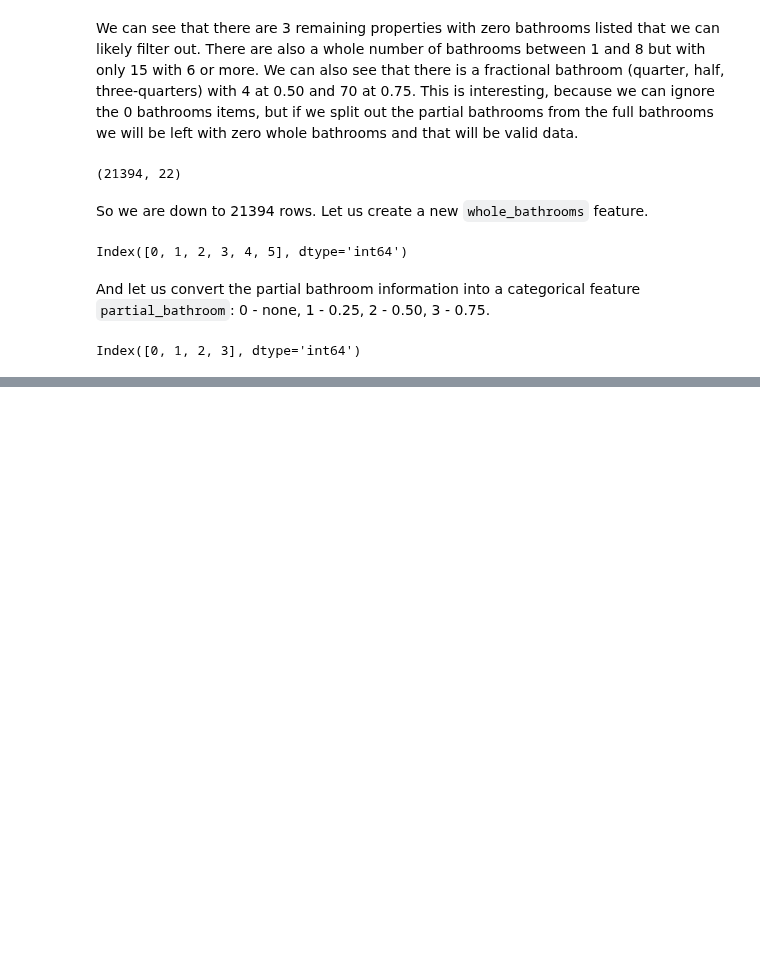
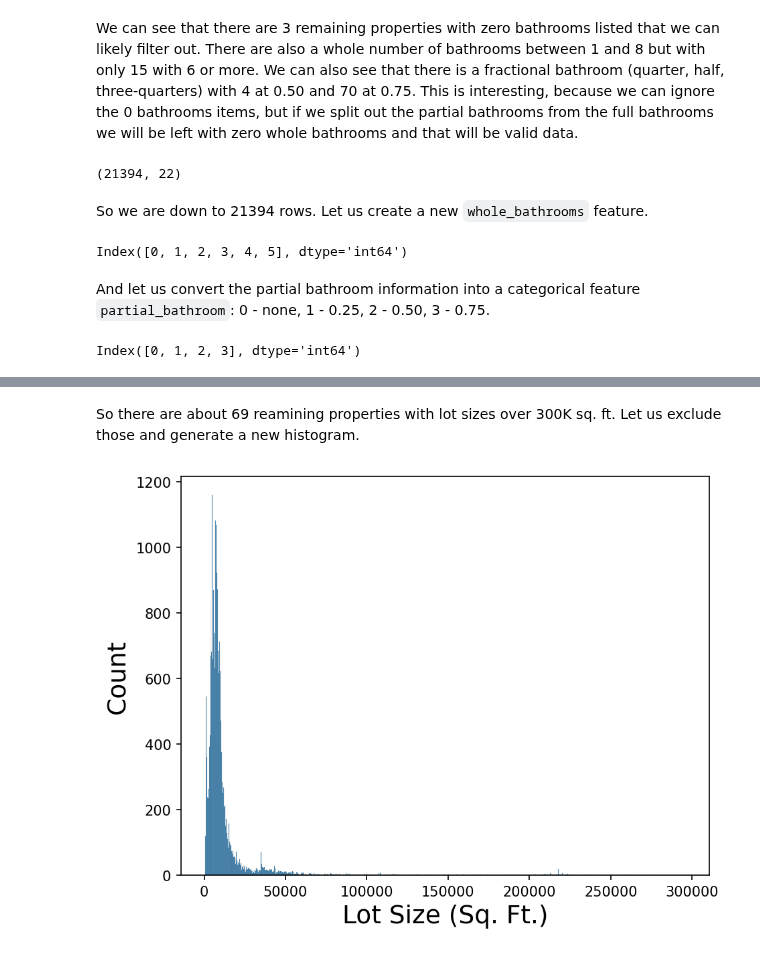
Before and after one commit to jmfb/CS5610, a Jupyter notebook: m4p4/M4 Project 4.ipynb, the cells around one changed output, grey strips where cells are left out. Saved outputs shown, nothing was run; the diff lists cells and outputs as text; code cells hidden in the pictures; blank space fills up the shorter version.

```diff
--- a/m4p4/M4 Project 4.ipynb
+++ b/m4p4/M4 Project 4.ipynb
@@ -222,0 +256,8 @@ Index([0, 1, 2, 3], dtype='int64')
+# %% [markdown]
+So there are about 69 reamining properties with lot sizes over 300K sq. ft.  Let us exclude those and generate a new histogram.
+# %%
+filtered_df = filtered_df[filtered_df.sqft_lot <= 300000]
+lot_plot = sns.histplot(filtered_df.sqft_lot)
+lot_plot.set(xlabel="Lot Size (Sq. Ft.)", ylabel="Count");
+# %% [output]
+[figure, added]
```
Also changed, not shown: parts of 31 cells of this notebook.
